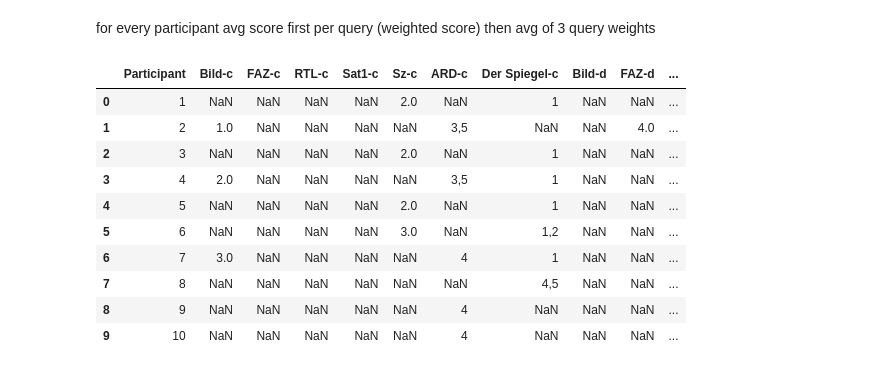
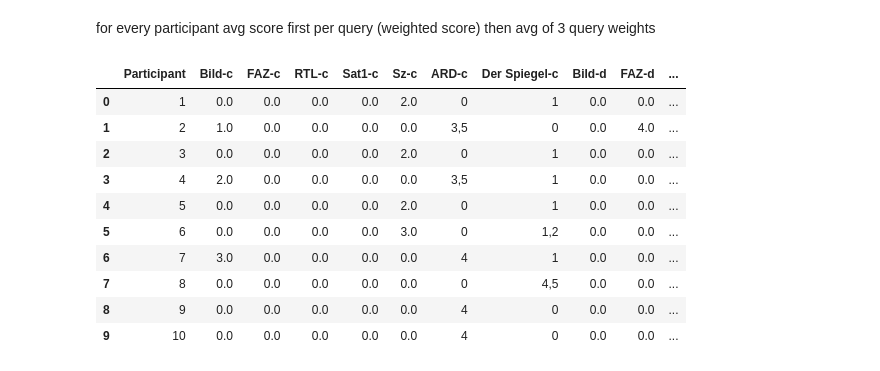
Before and after one commit to teauteau/ir_personalisation, a Jupyter notebook: data_analyzation.ipynb, the cells around one changed output. Cells and saved outputs as stored; diff of their text form; code cells hidden in the pictures.

```diff
--- a/data_analyzation.ipynb
+++ b/data_analyzation.ipynb
@@ -59,6 +59,6 @@ news_scores = {'dutch': {
     "L'Express": -0.16666666666666674,
     'Le Monde': -0.16666666666666674,
     'France 2': 0.16666666666666674,
-    'Lib\xc3\xa9ration': -0.8333333333333333,
+    'Libération': -0.8333333333333333,
     'Mediapart': -1.0,
     }}
@@ -93,21 +105,30 @@ scores_per_place = {1 : 2,
 def process_score(row, start, xend, language):
     scores = news_scores[language]
     score = 0
+    nr_of_found = 0
     for site in row.index[start+1:xend+1]:
         # print(site)
         site_stripped = site[:-2]
         site_place = row[site]
-        if pd.notna(site_place):
+        if site_place != 0:
             if isinstance(site_place, str):
-                if ',' in site_place :
-                    splitted = site_place.split(',')
-                    for spl in splitted:
-                        score += scores_per_place[int(spl)] * scores[site_stripped]
-                else:
-                    site_place = int(site_place)
-                    score += scores_per_place[site_place] * scores[site_stripped]
+                    if ',' in site_place:
+                        splitted = site_place.split(',')
+                        for spl in splitted:
+                            score += scores[site_stripped]
+                            nr_of_found+=1
+
+                    else:
+                        site_place = int(site_place)
+                        score += scores[site_stripped]
+                        nr_of_found+=1
             else:
-                score += scores_per_place[site_place] * scores[site_stripped]
+                score += scores[site_stripped]
+                nr_of_found+=1
+    if score != 0:
+        score = score/nr_of_found
+    else:
+        score = 0
     return score
 # %%
 def compute_scores(df, lang):
@@ -150,10 +174,19 @@ def plot_avg(df):
 # %%
 file_path_dutch = "IR_data_Dutch.csv"
 file_path_german = "IR_data_German.csv"
+file_path_french = "IR_data_French.csv"
+
 dutch_df = pd.read_csv(file_path_dutch)
+dutch_df = dutch_df.fillna(0)
+
 german_df = pd.read_csv(file_path_german)
-# dutch_df = dutch_df.fillna(0)
+german_df = german_df.fillna(0)
+
+french_df = pd.read_csv(file_path_french)
+french_df = french_df.fillna(0)
+
 # print(dutch_df)
 
 dutch_df_extended = compute_scores(dutch_df, 'dutch')
 german_df_extended = compute_scores(german_df, 'german')
+french_df_extended = compute_scores(french_df, 'french')
@@ -171,19 +244,19 @@ weights
 # %%
 pd.set_option('display.max_rows', None)  # Display all rows
 pd.set_option('display.max_columns', None)  # Display all columns
 pd.set_option('display.width', None)  # Disable line wrapping
 pd.set_option('display.max_colwidth', None)  # Show full content in each column
 
-german_df
+german_df_extended
 # %% [output]
 |  | Participant | Bild-c | FAZ-c | RTL-c | Sat1-c | Sz-c | ARD-c | Der Spiegel-c | Bild-d | FAZ-d | ... |
-| 0 | 1 | NaN | NaN | NaN | NaN | 2.0 | NaN | 1 | NaN | NaN | ... |
-| 1 | 2 | 1.0 | NaN | NaN | NaN | NaN | 3,5 | NaN | NaN | 4.0 | ... |
-| 2 | 3 | NaN | NaN | NaN | NaN | 2.0 | NaN | 1 | NaN | NaN | ... |
-| 3 | 4 | 2.0 | NaN | NaN | NaN | NaN | 3,5 | 1 | NaN | NaN | ... |
-| 4 | 5 | NaN | NaN | NaN | NaN | 2.0 | NaN | 1 | NaN | NaN | ... |
-| 5 | 6 | NaN | NaN | NaN | NaN | 3.0 | NaN | 1,2 | NaN | NaN | ... |
-| 6 | 7 | 3.0 | NaN | NaN | NaN | NaN | 4 | 1 | NaN | NaN | ... |
-| 7 | 8 | NaN | NaN | NaN | NaN | NaN | NaN | 4,5 | NaN | NaN | ... |
-| 8 | 9 | NaN | NaN | NaN | NaN | NaN | 4 | NaN | NaN | NaN | ... |
-| 9 | 10 | NaN | NaN | NaN | NaN | NaN | 4 | NaN | NaN | NaN | ... |
+| 0 | 1 | 0.0 | 0.0 | 0.0 | 0.0 | 2.0 | 0 | 1 | 0.0 | 0.0 | ... |
+| 1 | 2 | 1.0 | 0.0 | 0.0 | 0.0 | 0.0 | 3,5 | 0 | 0.0 | 4.0 | ... |
+| 2 | 3 | 0.0 | 0.0 | 0.0 | 0.0 | 2.0 | 0 | 1 | 0.0 | 0.0 | ... |
+| 3 | 4 | 2.0 | 0.0 | 0.0 | 0.0 | 0.0 | 3,5 | 1 | 0.0 | 0.0 | ... |
+| 4 | 5 | 0.0 | 0.0 | 0.0 | 0.0 | 2.0 | 0 | 1 | 0.0 | 0.0 | ... |
+| 5 | 6 | 0.0 | 0.0 | 0.0 | 0.0 | 3.0 | 0 | 1,2 | 0.0 | 0.0 | ... |
+| 6 | 7 | 3.0 | 0.0 | 0.0 | 0.0 | 0.0 | 4 | 1 | 0.0 | 0.0 | ... |
+| 7 | 8 | 0.0 | 0.0 | 0.0 | 0.0 | 0.0 | 0 | 4,5 | 0.0 | 0.0 | ... |
+| 8 | 9 | 0.0 | 0.0 | 0.0 | 0.0 | 0.0 | 4 | 0 | 0.0 | 0.0 | ... |
+| 9 | 10 | 0.0 | 0.0 | 0.0 | 0.0 | 0.0 | 4 | 0 | 0.0 | 0.0 | ... |
```
Also changed, not shown: parts of 11 cells of this notebook, 3 other files.
